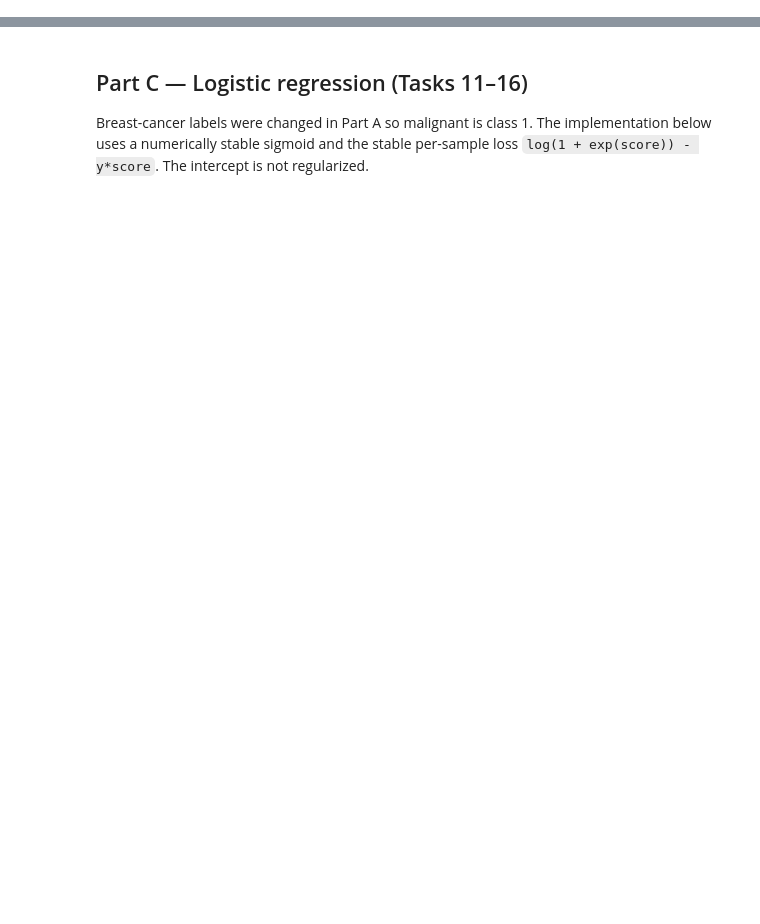
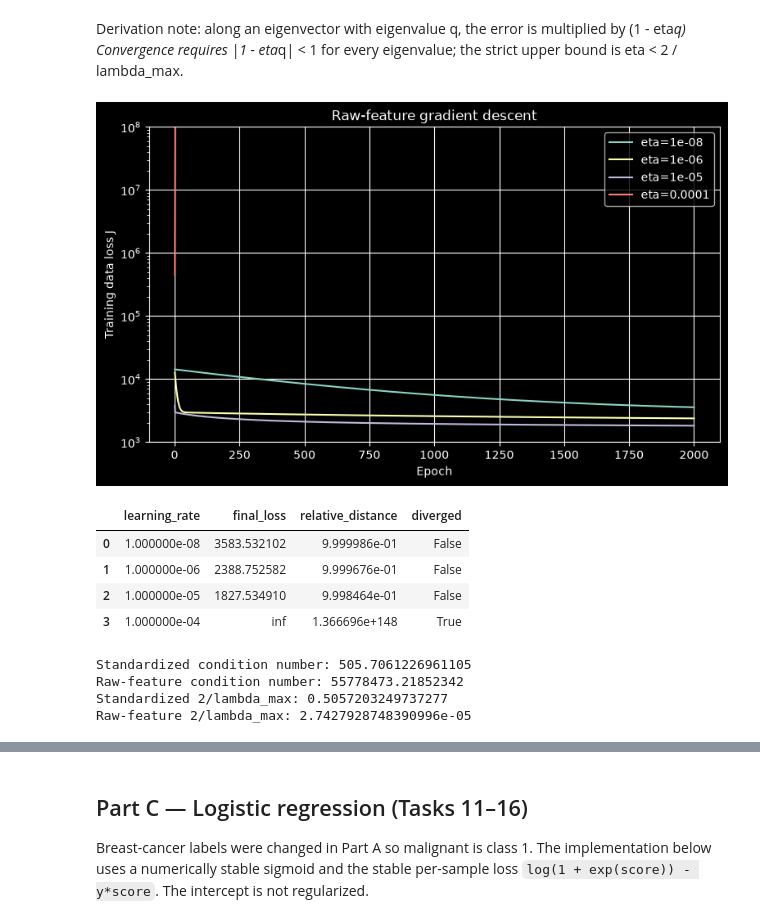
Before and after one commit to Mohammed-walid/linear-models-and-svm, a Jupyter notebook: linear_models_and_svm_implementation.ipynb, the cells around one changed output, grey strips where cells are left out. Cells and saved outputs as stored; diff of their text form; code cells hidden in the pictures; blank space fills up the shorter version.

```diff
--- a/linear_models_and_svm_implementation.ipynb
+++ b/linear_models_and_svm_implementation.ipynb
@@ -0,0 +612,80 @@
+# %% [markdown]
+Derivation note:
+along an eigenvector with eigenvalue q, the error is multiplied by (1 - eta*q)
+Convergence requires |1 - eta*q| < 1 for every eigenvalue; the strict upper bound is eta < 2 / lambda_max.
+# %%
+# task7
+raw_diabetes_train = diabetes_splits[0]
+raw_diabetes_validation = diabetes_splits[1]
+raw_diabetes_test = diabetes_splits[2]
+raw_learning_rates = [1e-8, 1e-6, 1e-5, 1e-4]
+raw_optimal_weights = normal_equation(raw_diabetes_train, diabetes_training_targets)
+raw_features_with_bias = add_bias_column(raw_diabetes_train)
+raw_hessian = raw_features_with_bias.T @ raw_features_with_bias / len(diabetes_training_targets)
+raw_largest_eigenvalue = np.max(np.linalg.eigvalsh(raw_hessian))
+raw_learning_rate_limit = 2.0 / raw_largest_eigenvalue
+raw_condition_number = np.linalg.cond(raw_features_with_bias.T @ raw_features_with_bias)
+
+raw_gradient_descent_rows = []
+raw_gradient_descent_results = {}
+
+# Changed: wrapped the training loop in np.errstate to suppress expected float64 overflow
+# warnings when eta=1e-4 (which exceeds 2/lambda_max) diverges to infinity.
+with np.errstate(over="ignore", invalid="ignore"):
+    for learning_rate in raw_learning_rates:
+        raw_weights, raw_losses, raw_weight_history = train_batch_linear_regression(
+            raw_diabetes_train, diabetes_training_targets, learning_rate, 2000
+        )
+        raw_gradient_descent_results[learning_rate] = raw_losses
+        raw_gradient_descent_rows.append({
+            "learning_rate": learning_rate,
+            "final_loss": raw_losses[-1] if len(raw_losses) else np.nan,
+            "relative_distance": linear_relative_distance(raw_weights, raw_optimal_weights),
+            "diverged": (
+                not np.all(np.isfinite(raw_weights))
+                or not np.isfinite(raw_losses[-1])
+                or raw_losses[-1] > 1e20
+            )
+        })
+
+plt.figure(figsize=(9, 5))
+for learning_rate, loss_history in raw_gradient_descent_results.items():
+    # Changed: replaced raw np.maximum(loss_history, 1e-15) with np.where masking inf/nan
+    # and values > 1e10 as np.nan. Passing huge exploded floats (~1e300) or inf from eta=1e-4
+    # to a log-scale plot overflows Matplotlib's axis tick locator and leaves the plot blank.
+    losses = np.asarray(loss_history, dtype=float)
+    safe_losses = np.where(
+        np.isfinite(losses) & (losses < 1e10),
+        np.maximum(losses, 1e-15),
+        np.nan
+    )
+    plt.plot(np.arange(1, len(safe_losses) + 1), safe_losses,
+             label=f"eta={learning_rate:g}")
+
+plt.yscale("log")
+# Changed: added fixed y-limits so the converging curves remain clearly visible and
+# aren't compressed or broken by the diverging eta=1e-4 trajectory shooting off the top.
+plt.ylim(1e3, 1e8)
+plt.xlabel("Epoch")
+plt.ylabel("Training data loss J")
+plt.title("Raw-feature gradient descent")
+plt.legend()
+plt.grid(True)
+plt.show()
+
+display(pd.DataFrame(raw_gradient_descent_rows))
+print("Standardized condition number:", condition_number_standardized)
+print("Raw-feature condition number:", raw_condition_number)
+print("Standardized 2/lambda_max:", learning_rate_limit)
+print("Raw-feature 2/lambda_max:", raw_learning_rate_limit)
+# %% [output]
+[figure, added]
+|  | learning_rate | final_loss | relative_distance | diverged |
+| 0 | 1.000000e-08 | 3583.532102 | 9.999986e-01 | False |
+| 1 | 1.000000e-06 | 2388.752582 | 9.999676e-01 | False |
+| 2 | 1.000000e-05 | 1827.534910 | 9.998464e-01 | False |
+| 3 | 1.000000e-04 | inf | 1.366696e+148 | True |
+Standardized condition number: 505.7061226961105
+Raw-feature condition number: 55778473.21852342
+Standardized 2/lambda_max: 0.5057203249737277
+Raw-feature 2/lambda_max: 2.7427928748390996e-05
```
Also changed, not shown: parts of 32 cells of this notebook, 2 other files.
